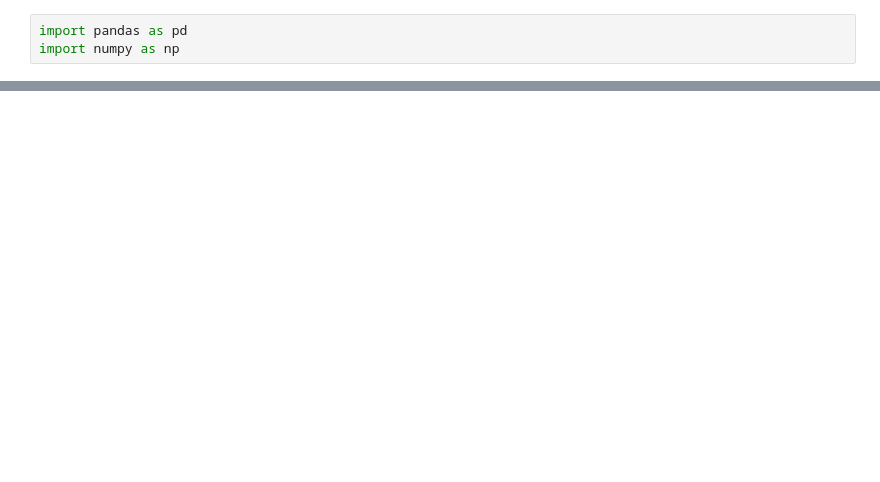
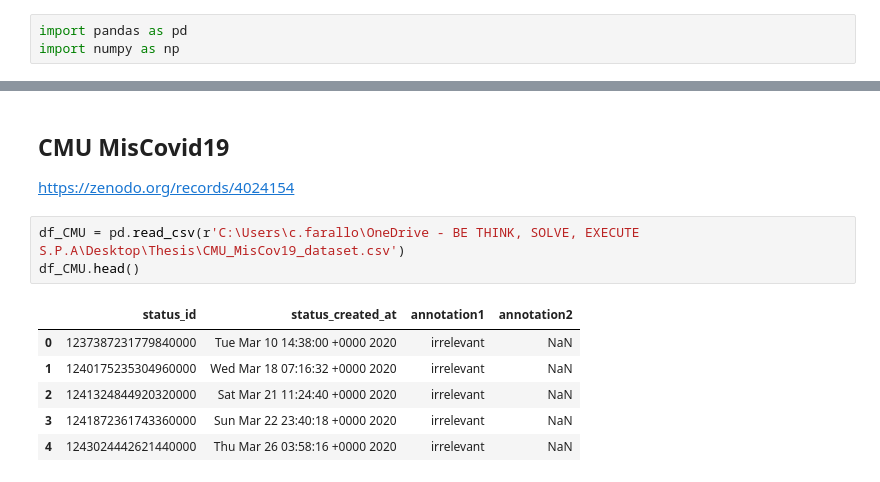
Before and after one commit to SimoneFarallo/integrating_knowledge_with_natural_language_processing_for_enhanced_fact-checking, a Jupyter notebook: 5.Fact-Checking_Covid19.ipynb, the cells around one changed output, grey strips where cells are left out. Cells and saved outputs as stored; diff of their text form; blank space fills up the shorter version.

```diff
--- a/5.Fact-Checking_Covid19.ipynb
+++ b/5.Fact-Checking_Covid19.ipynb
@@ -15,0 +140,14 @@ df_pubbhealth.head()
+# %% [markdown]
+## CMU MisCovid19
+
+https://zenodo.org/records/4024154
+# %%
+df_CMU = pd.read_csv(r'C:\Users\c.farallo\OneDrive - BE THINK, SOLVE, EXECUTE S.P.A\Desktop\Thesis\CMU_MisCov19_dataset.csv')
+df_CMU.head()
+# %% [output]
+|  | status_id | status_created_at | annotation1 | annotation2 |
+| 0 | 1237387231779840000 | Tue Mar 10 14:38:00 +0000 2020 | irrelevant | NaN |
+| 1 | 1240175235304960000 | Wed Mar 18 07:16:32 +0000 2020 | irrelevant | NaN |
+| 2 | 1241324844920320000 | Sat Mar 21 11:24:40 +0000 2020 | irrelevant | NaN |
+| 3 | 1241872361743360000 | Sun Mar 22 23:40:18 +0000 2020 | irrelevant | NaN |
+| 4 | 1243024442621440000 | Thu Mar 26 03:58:16 +0000 2020 | irrelevant | NaN |
```
Also changed, not shown: parts of 14 cells of this notebook, 3 other files.
